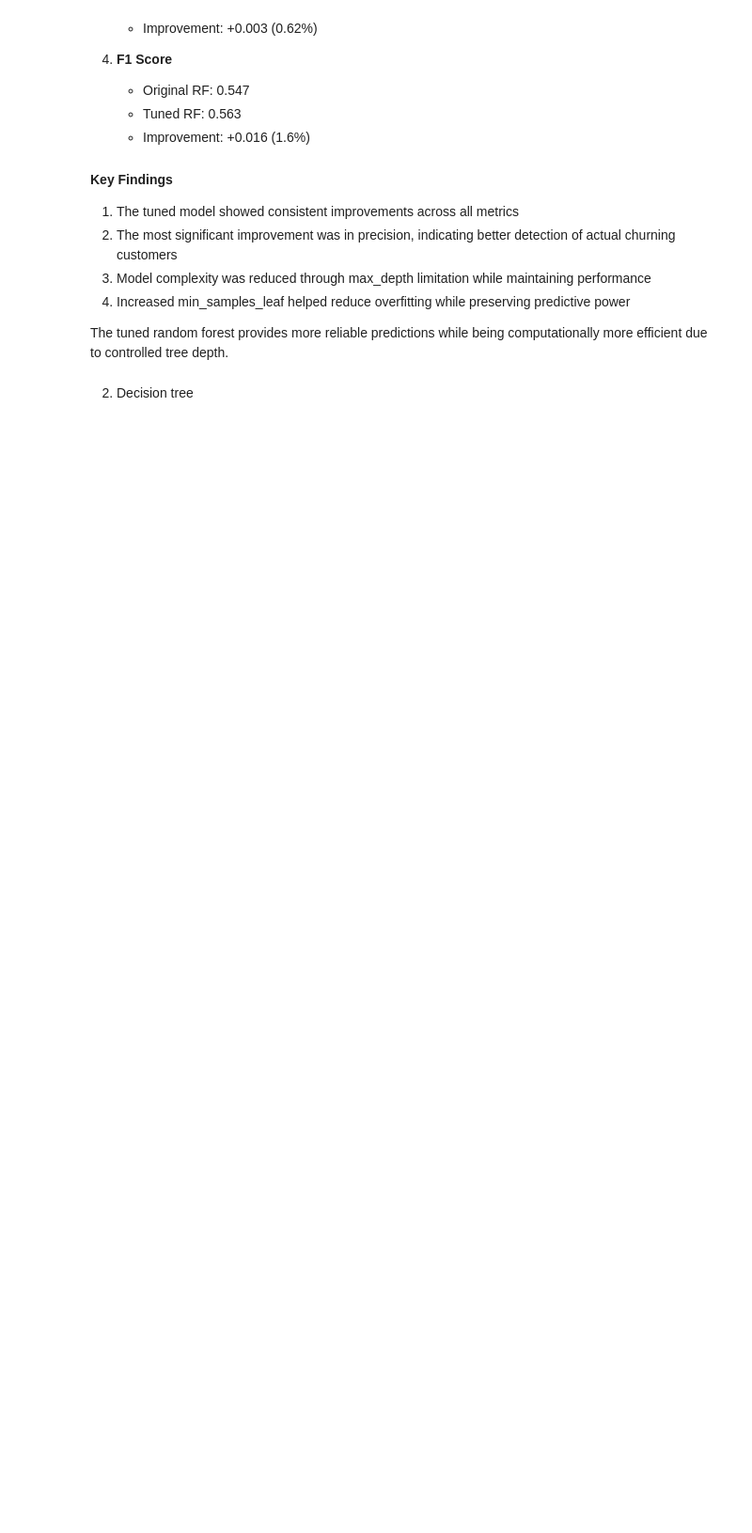
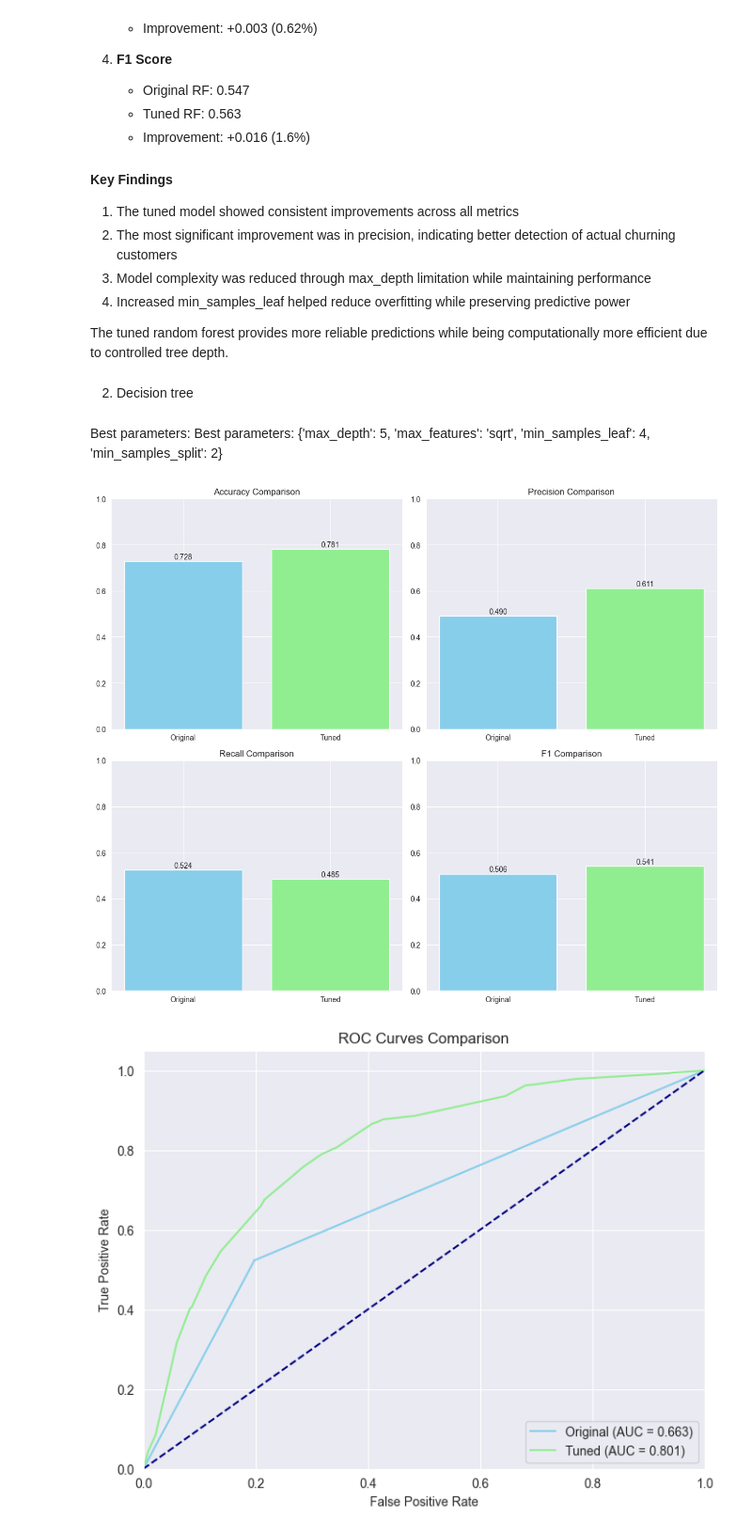
Before and after one commit to TouKhen/bloc-3, a Jupyter notebook: notebooks/data-explo-clean.ipynb, the cells around one changed output. Shown at 94% size. Drawn from its saved outputs; the diff is of its cells as text; code cells hidden in the pictures; blank space fills up the shorter version.

Commit message:
Grid Search done

```diff
--- a/notebooks/data-explo-clean.ipynb
+++ b/notebooks/data-explo-clean.ipynb
@@ -688,0 +700,29 @@ The tuned random forest provides more reliable predictions while being computati
+# %% [markdown]
+Best parameters: Best parameters: {'max_depth': 5, 'max_features': 'sqrt', 'min_samples_leaf': 4, 'min_samples_split': 2}
+# %%
+new_decision_tree_model = Models(df_clean, X_dummies)
+new_decision_tree_params = {'max_depth': 5, 'max_features': 'sqrt', 'min_samples_leaf': 4, 'min_samples_split': 2}
+new_decision_tree = new_decision_tree_model.decision_tree(new_decision_tree_params)
+new_decision_tree_pred = new_decision_tree_model.universal_predict(new_decision_tree)
+# %%
+decision_tree_metrics_comparison = {
+    'Original': {
+        'Accuracy': accuracy_score(decision_tree_model.y_test, decision_tree_pred),
+        'Precision': precision_score(decision_tree_model.y_test, decision_tree_pred),
+        'Recall': recall_score(decision_tree_model.y_test, decision_tree_pred),
+        'F1': f1_score(decision_tree_model.y_test, decision_tree_pred),
+        'AUC': roc_auc_score(decision_tree_model.y_test, decision_tree.predict_proba(decision_tree_model.X_test)[:, 1])
+    },
+    'Tuned': {
+        'Accuracy': accuracy_score(new_decision_tree_model.y_test, new_decision_tree_pred),
+        'Precision': precision_score(new_decision_tree_model.y_test, new_decision_tree_pred),
+        'Recall': recall_score(new_decision_tree_model.y_test, new_decision_tree_pred),
+        'F1': f1_score(new_decision_tree_model.y_test, new_decision_tree_pred),
+        'AUC': roc_auc_score(new_decision_tree_model.y_test, new_decision_tree.predict_proba(new_decision_tree_model.X_test)[:, 1])
+    }
+}
+
+viz.grid_search_plot(decision_tree_metrics_comparison, decision_tree, decision_tree_model, new_decision_tree, new_decision_tree_model)
+# %% [output]
+[figure, added]
+[figure, added]
```
Also changed, not shown: parts of 13 cells of this notebook, 3 other files.
